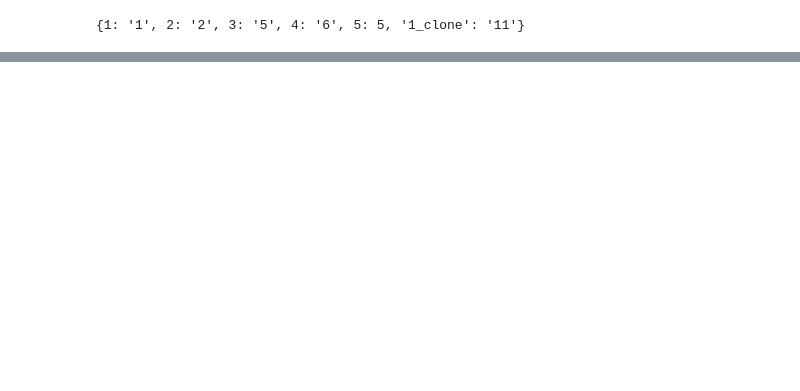
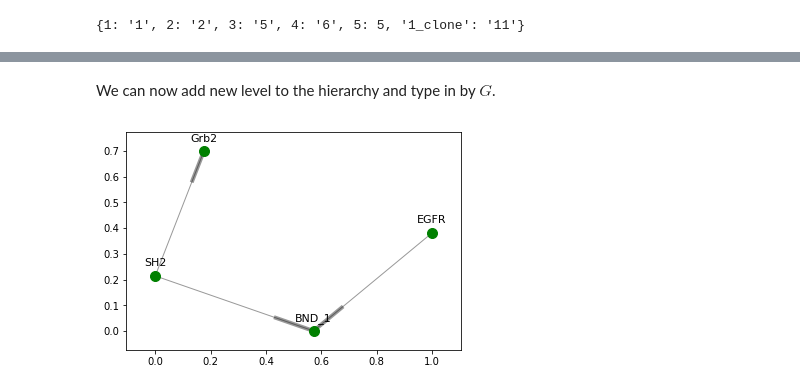
Before and after one commit to Kappa-Dev/ReGraph, a Jupyter notebook: examples/ReGraph_demo.ipynb, the cells around one changed output, grey strips where cells are left out. Cells and saved outputs as stored; diff of their text form; code cells hidden in the pictures; blank space fills up the shorter version.

```diff
--- a/examples/ReGraph_demo.ipynb
+++ b/examples/ReGraph_demo.ipynb
@@ -123,0 +178,12 @@ new_pos = plot_graph(graph, parent_pos=positioning)
+# %%
+simple_hierarchy = Hierarchy()
+simple_hierarchy.add_graph("G", g, {"name": "Simple protein interaction"})
+simple_hierarchy.add_graph("T", t, {"name": "Agent interation"})
+simple_hierarchy.add_typing(
+    "G", "T",
+    {"protein": "agent",
+     "region": "agent",
+     "compound": "agent",
+     "binding": "action",
+    }
+)
@@ -123,0 +204,25 @@ new_pos = plot_graph(graph, parent_pos=positioning)
+# %% [markdown]
+We can now add new level to the hierarchy and type in by $G$.
+# %%
+g_prime = nx.DiGraph()
+g_prime.add_nodes_from(
+    ["EGFR", "BND_1", "SH2", "Grb2"]
+)
+g_prime.add_edges_from([
+    ("EGFR", "BND_1"),
+    ("SH2", "BND_1"),
+    ("SH2", "Grb2")
+])
+simple_hierarchy.add_graph("G_prime", g_prime, {"name": "EGFR and Grb2 binding"})
+simple_hierarchy.add_typing(
+    "G_prime", "G",
+    {
+        "EGFR": "protein",
+        "BND_1": "binding",
+        "SH2": "region",
+        "Grb2": "protein"
+    }
+)
+pos = plot_graph(g_prime)
+# %% [output]
+[figure, added]
```
Also changed, not shown: parts of 45 cells of this notebook.
